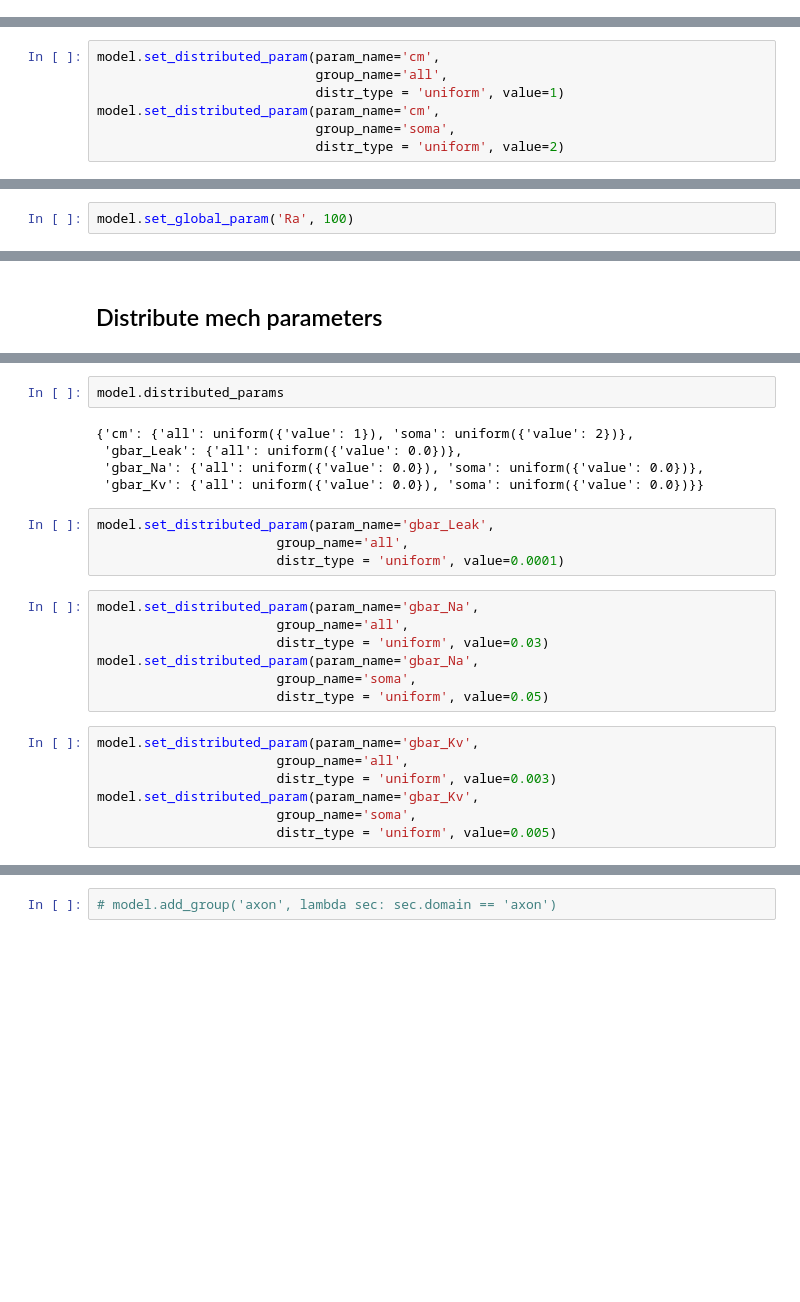
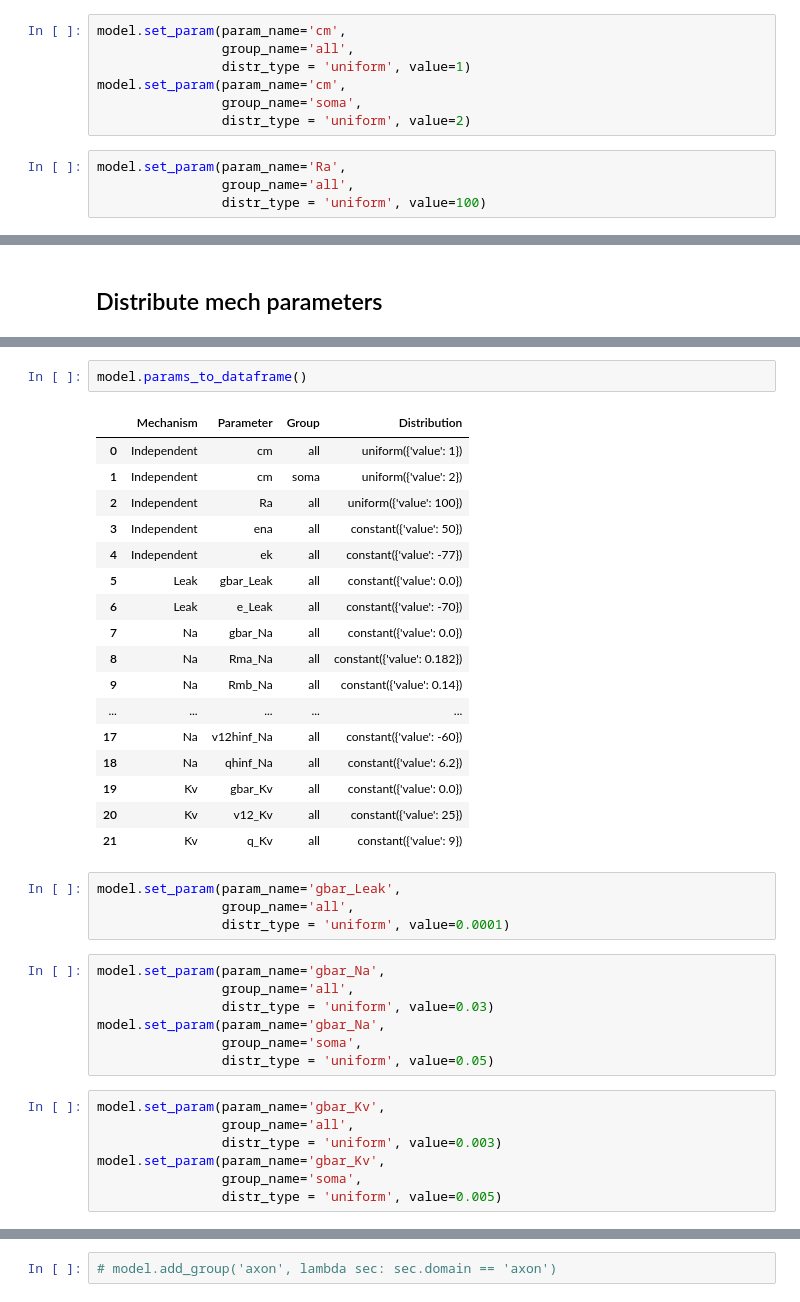
Before and after one commit to Poirazi-Lab/DendroTweaksApp, a Jupyter notebook: app/src/model_demo.ipynb, the cells around one changed output, grey strips where cells are left out. Drawn from its saved outputs; the diff is of its cells as text; blank space fills up the shorter version.

```diff
--- a/app/src/model_demo.ipynb
+++ b/app/src/model_demo.ipynb
@@ -292,0 +293,11 @@ model.make_distributed('cm')
+# %%
+model.set_param(param_name='cm',
+                group_name='all',
+                distr_type = 'uniform', value=1)
+model.set_param(param_name='cm',
+                group_name='soma',
+                distr_type = 'uniform', value=2)
+# %%
+model.set_param(param_name='Ra',
+                group_name='all',
+                distr_type = 'uniform', value=100)
@@ -297,7 +331,0 @@ model.distributed_params
-# %%
-model.set_distributed_param(param_name='cm',
-                            group_name='all',
-                            distr_type = 'uniform', value=1)
-model.set_distributed_param(param_name='cm',
-                            group_name='soma',
-                            distr_type = 'uniform', value=2)
@@ -306,2 +331,0 @@ model.distribute('cm')
-# %%
-model.set_global_param('Ra', 100)
@@ -386,25 +421,38 @@ model.mechs_to_params
 # %%
-model.distributed_params
+model.params_to_dataframe()
 # %% [output]
-{'cm': {'all': uniform({'value': 1}), 'soma': uniform({'value': 2})},
- 'gbar_Leak': {'all': uniform({'value': 0.0})},
- 'gbar_Na': {'all': uniform({'value': 0.0}), 'soma': uniform({'value': 0.0})},
- 'gbar_Kv': {'all': uniform({'value': 0.0}), 'soma': uniform({'value': 0.0})}}
+|  | Mechanism | Parameter | Group | Distribution |
+| 0 | Independent | cm | all | uniform({'value': 1}) |
+| 1 | Independent | cm | soma | uniform({'value': 2}) |
+| 2 | Independent | Ra | all | uniform({'value': 100}) |
+| 3 | Independent | ena | all | constant({'value': 50}) |
+| 4 | Independent | ek | all | constant({'value': -77}) |
+| 5 | Leak | gbar_Leak | all | constant({'value': 0.0}) |
+| 6 | Leak | e_Leak | all | constant({'value': -70}) |
+| 7 | Na | gbar_Na | all | constant({'value': 0.0}) |
+| 8 | Na | Rma_Na | all | constant({'value': 0.182}) |
+| 9 | Na | Rmb_Na | all | constant({'value': 0.14}) |
+| ... | ... | ... | ... | ... |
+| 17 | Na | v12hinf_Na | all | constant({'value': -60}) |
+| 18 | Na | qhinf_Na | all | constant({'value': 6.2}) |
+| 19 | Kv | gbar_Kv | all | constant({'value': 0.0}) |
+| 20 | Kv | v12_Kv | all | constant({'value': 25}) |
+| 21 | Kv | q_Kv | all | constant({'value': 9}) |
 # %%
-model.set_distributed_param(param_name='gbar_Leak',
-                       group_name='all',
-                       distr_type = 'uniform', value=0.0001)
+model.set_param(param_name='gbar_Leak',
+                group_name='all',
+                distr_type = 'uniform', value=0.0001)
 # %%
-model.set_distributed_param(param_name='gbar_Na',
-                       group_name='all',
-                       distr_type = 'uniform', value=0.03)
-model.set_distributed_param(param_name='gbar_Na',
-                       group_name='soma',
-                       distr_type = 'uniform', value=0.05)
+model.set_param(param_name='gbar_Na',
+                group_name='all',
+                distr_type = 'uniform', value=0.03)
+model.set_param(param_name='gbar_Na',
+                group_name='soma',
+                distr_type = 'uniform', value=0.05)
 # %%
-model.set_distributed_param(param_name='gbar_Kv',
-                       group_name='all',
-                       distr_type = 'uniform', value=0.003)
-model.set_distributed_param(param_name='gbar_Kv',
-                       group_name='soma',
-                       distr_type = 'uniform', value=0.005)
+model.set_param(param_name='gbar_Kv',
+                group_name='all',
+                distr_type = 'uniform', value=0.003)
+model.set_param(param_name='gbar_Kv',
+                group_name='soma',
+                distr_type = 'uniform', value=0.005)
```
Also changed, not shown: parts of 46 cells of this notebook, 15 other files.
